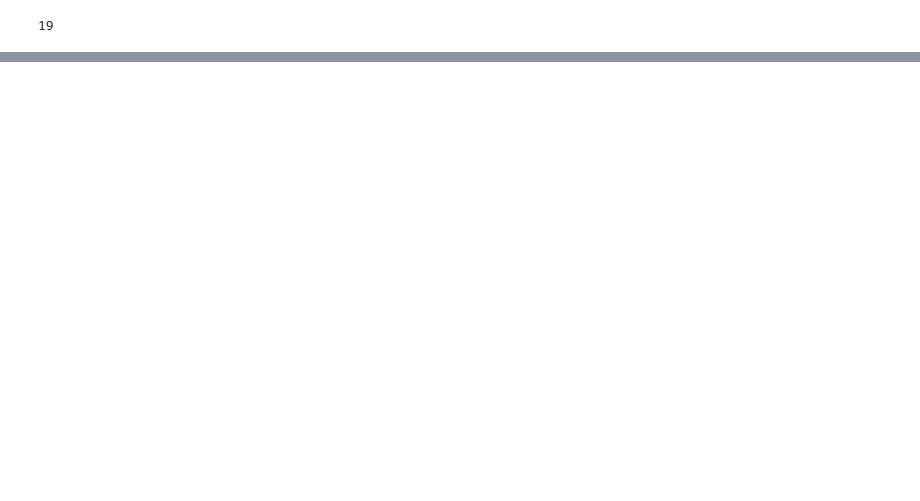
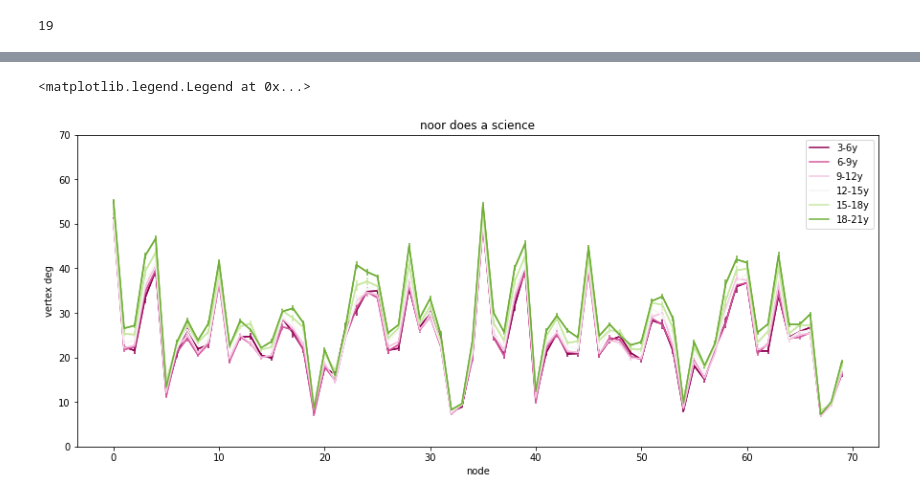
Before and after one commit to nooralsh/ping_proc, a Jupyter notebook: code/exploratory_analysis_20183001.ipynb, the cells around one changed output, grey strips where cells are left out. Drawn from its saved outputs; the diff is of its cells as text; code cells hidden in the pictures; blank space fills up the shorter version.

```diff
--- a/code/exploratory_analysis_20183001.ipynb
+++ b/code/exploratory_analysis_20183001.ipynb
@@ -105,22 +166,23 @@ plt.ylim([0, 70])
-# %%
-piyg = plt.get_cmap('PiYG')
-piyg.set_under(color=(0,0,0))
-for deg in degdist:
-    plt.figure(figsize=(10,4))
-    for subj in degdist[deg].keys():
-        try:
-#         print(age[subj])
-            col = piyg(int( (age[subj] - 3)/19 *255)) # assign colour based on age
-            # based on subj, look up feature, apply some color/shape/size/opacity based on that feature
-            # colour legend, titles; find threshold of where colours diverge; binarize age groups
-            plt.plot(degdist[deg][subj], c=col) # cmap="winter", alpha=0.05)
-            plt.hold(True)
-        except KeyError as e:
-            pass
-#             print("skipping: {}".format(subj))
-        except ValueError as e:
-            pass
-#             print(e)
-#             print(subj)
-#             print(age[subj])
-    plt.show()
+# %%
+labels = ['3-6y','6-9y','9-12y','12-15y','15-18y','18-21y']
+#linestyles = ['-', '--', '-.', ':']
+
+piyg = plt.get_cmap('PiYG')
+plt.figure(figsize=(15,6))
+
+for idx,avg in enumerate(avg_mat):
+    col = piyg(int((binages[idx]-1)/6.0 * 255))
+    label = labels[idx]
+#    linestyle = linestyles[idx]
+    plt.plot(avg_mat[idx], c=col, label=label)
+    plt.errorbar(np.arange(70), avg_mat[idx], se_mn[idx], c=col)
+
+
+plt.title('noor does a science')
+plt.ylabel('vertex deg')
+plt.xlabel('node')
+plt.ylim([0, 70])
+plt.legend()
+# %% [output]
+<matplotlib.legend.Legend at 0x...>
+[figure, added]
```
Also changed, not shown: parts of 11 cells of this notebook, 4 other files.
